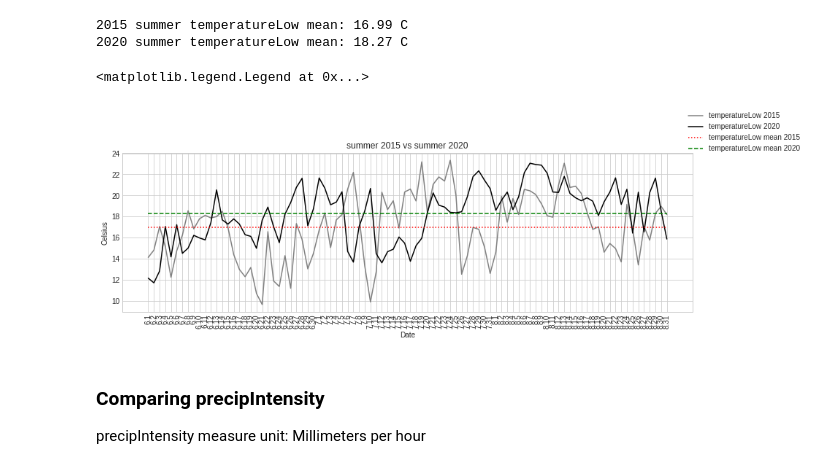
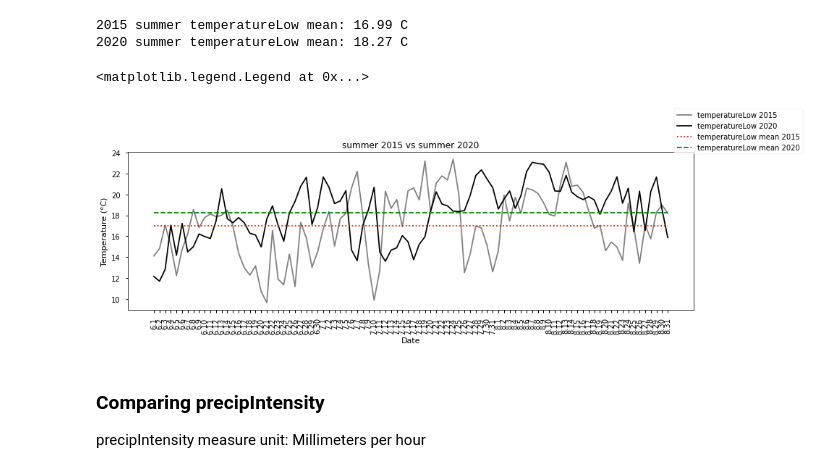
Before and after one commit to xngst/Budapest_idojaras_2000-2020, a Jupyter notebook: Ipython Notebook/Budapest Időjárás 2000-2020 elemzés.ipynb, the cells around one changed output. Saved outputs shown, nothing was run; the diff lists cells and outputs as text; code cells hidden in the pictures.

```diff
--- a/Ipython Notebook/Budapest Időjárás 2000-2020 elemzés.ipynb
+++ b/Ipython Notebook/Budapest Időjárás 2000-2020 elemzés.ipynb
@@ -208,7 +208,7 @@ f"mean: {windSpeed_mean:.2f}"
 ## Plotting data
 # %%
 import matplotlib.pyplot as plt
-plt.style.use('seaborn-whitegrid')
+plt.style.use('seaborn-notebook')
 
 %matplotlib
 %matplotlib inline
@@ -297,8 +297,8 @@ print(f"{year2} count of null values: {year2_tl_null_values}")
 2015 count of null values: 0
 2020 count of null values: 0
 # %%
-year_1_temp_low_mean = year_1["temperatureLow"].mean()
-year_2_temp_low_mean = year_2["temperatureLow"].mean()
+year_1_temp_low_mean = year_1_df["temperatureLow"].mean()
+year_2_temp_low_mean = year_2_df["temperatureLow"].mean()
 
 print(f"{year1} summer temperatureLow mean: {year_1_temp_low_mean:.2f} C")
 print(f"{year2} summer temperatureLow mean: {year_2_temp_low_mean:.2f} C")
@@ -315,35 +315,35 @@ ax.plot(year_1_df["month_day"],
          label=f'temperatureLow {year1}'
         )
 ax.plot(year_2_df["month_day"],
         year_2_df["temperatureLow"],
          '-',
          color='black',
          label=f'temperatureLow {year2}'
         )
 
 ax.plot([year_1_temp_low_mean] * len(year_1_df),
         ":",
         color='red',
         label=f'temperatureLow mean {year1}'
        )
 
 ax.plot([year_2_temp_low_mean] * len(year_2_df),
         "--",
         color='green',
         label=f'temperatureLow mean {year2}'
        )
 
 ax.tick_params(axis='x', rotation=90)
 
 ax.set(title=f"summer {year1} vs summer {year2}",
        xlabel='Date',
-       ylabel='Celsius')
+       ylabel='Temperature (°C)')
 
 
 ax.legend(bbox_to_anchor=(1.2, 1.3))
 # %% [output]
 <matplotlib.legend.Legend at 0x...>
-[figure, old version]
+[figure, new version]
 # %% [markdown]
 ### Comparing precipIntensity
 
```
Also changed, not shown: parts of 17 cells of this notebook, 7 other files.
